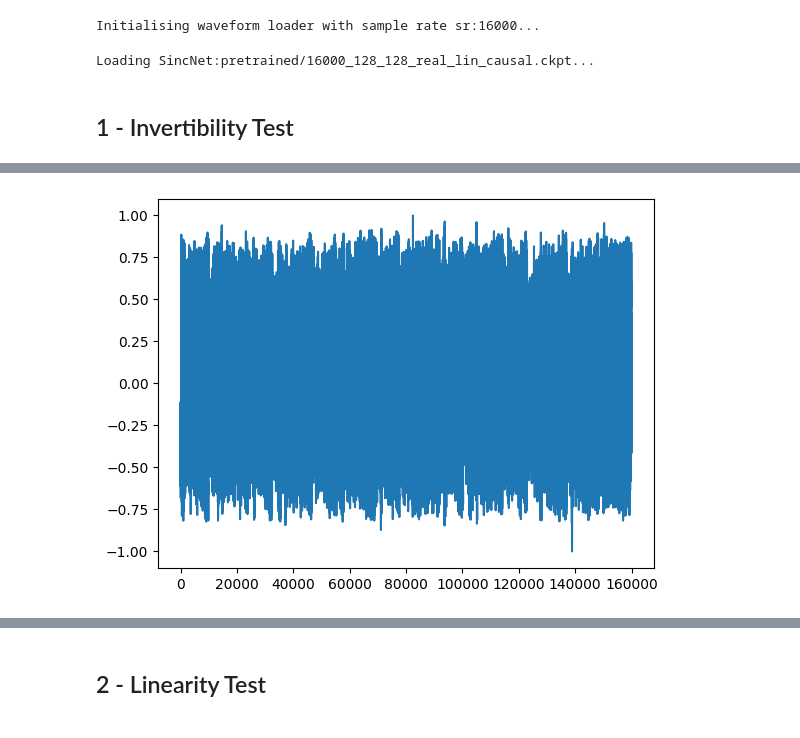
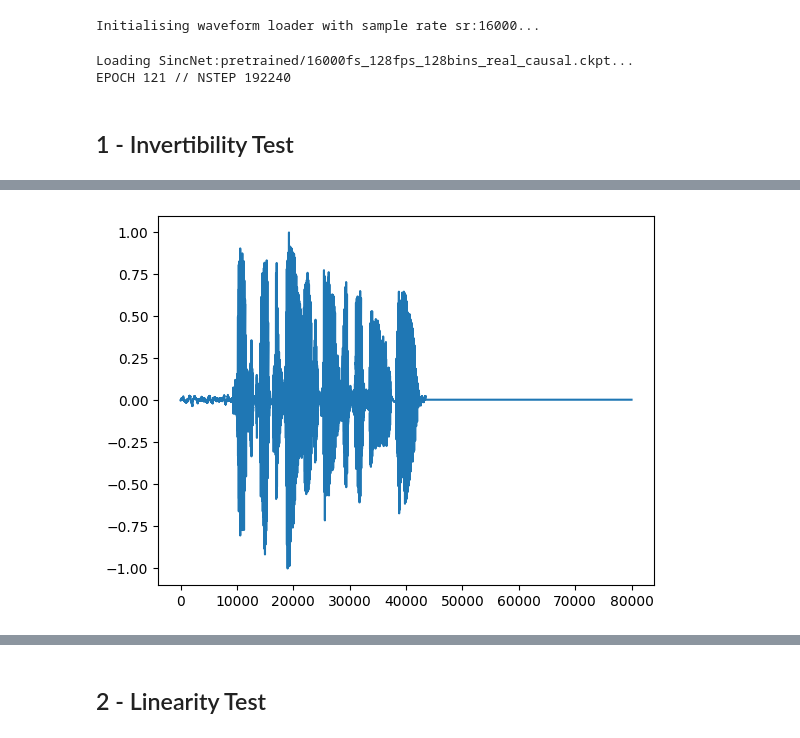
Before and after one commit to wkzng/iSincNet, a Jupyter notebook: demo.ipynb, the cells around one changed output, grey strips where cells are left out. Saved outputs shown, nothing was run; the diff lists cells and outputs as text; code cells hidden in the pictures.

```diff
--- a/demo.ipynb
+++ b/demo.ipynb
@@ -33,29 +24,27 @@ config = GTZANConfig()
 weights_folder = "pretrained"
 #weights_folder = f"training/trainings/{config.id}/ckpt"
 # %%
-sinc : SincNet = SincNet(scale="lin").load_pretrained_weights(weights_folder=weights_folder).eval().to(device)
+sinc : SincNet = SincNet().load_pretrained_weights(weights_folder=weights_folder).eval().to(device)
 # %% [output]
-Loading SincNet:pretrained/16000_128_128_real_lin_causal.ckpt...
+Loading SincNet:pretrained/16000fs_128fps_128bins_real_causal.ckpt...
+EPOCH 121 // NSTEP 192240
 # %% [markdown]
 ## 1 - Invertibility Test
 # %%
 audio_pathes = {
-    1:"audio/invertibility/ashcraft-divae-matris.wav",
-    2:"audio/invertibility/ashcraft-pathes-of-words.mp3",
+    1:"audio/invertibility/p232_001.wav",
+    2:"audio/invertibility/p232_002.wav",
     3:"audio/invertibility/15033000.mp3",
     4:"audio/invertibility/16366200.mp3",
     5:"audio/invertibility/16129994.mp3",
     6:"audio/invertibility/16176213.mp3",
-    7:"audio/invertibility/stellardrone-billions-and-billions.mp3"
 }
 
-audio_path = audio_pathes[5]
-#audio_path = "audio/space-of-soul.mp3"
-#audio_path = "audio/backwhen-watermane-deep-water.mp3"
-waveform = audio_loader.load(audio_path, offset=10, duration=10)
+audio_path = audio_pathes[2]
+waveform = audio_loader.load(audio_path, offset=0, duration=5)
 
 plt.plot(waveform[0])
 ipd.Audio(waveform, rate=SAMPLE_RATE, autoplay=False)
 # %% [output]
 [interactive output not drawn]
-[figure, old version]
+[figure, new version]
```
Also changed, not shown: parts of 5 cells of this notebook, 12 other files.
